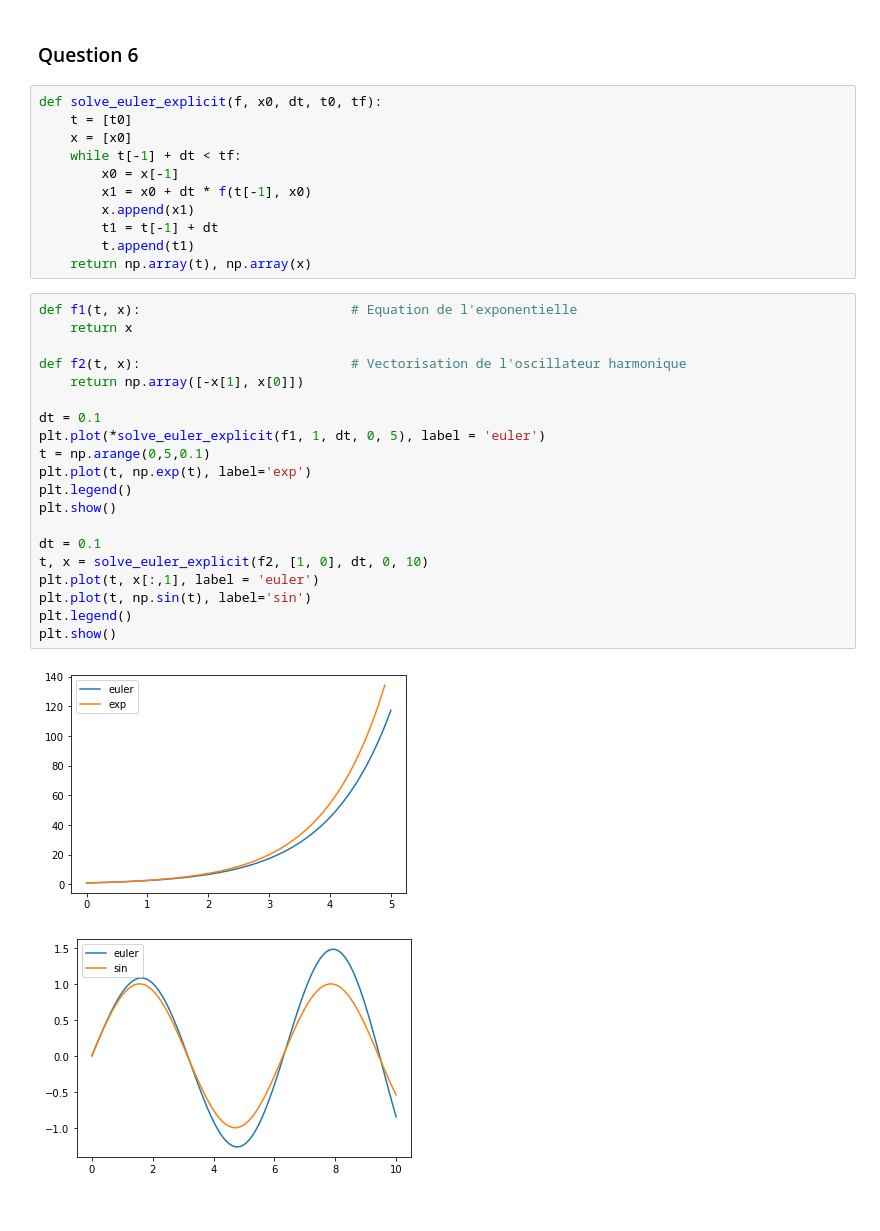
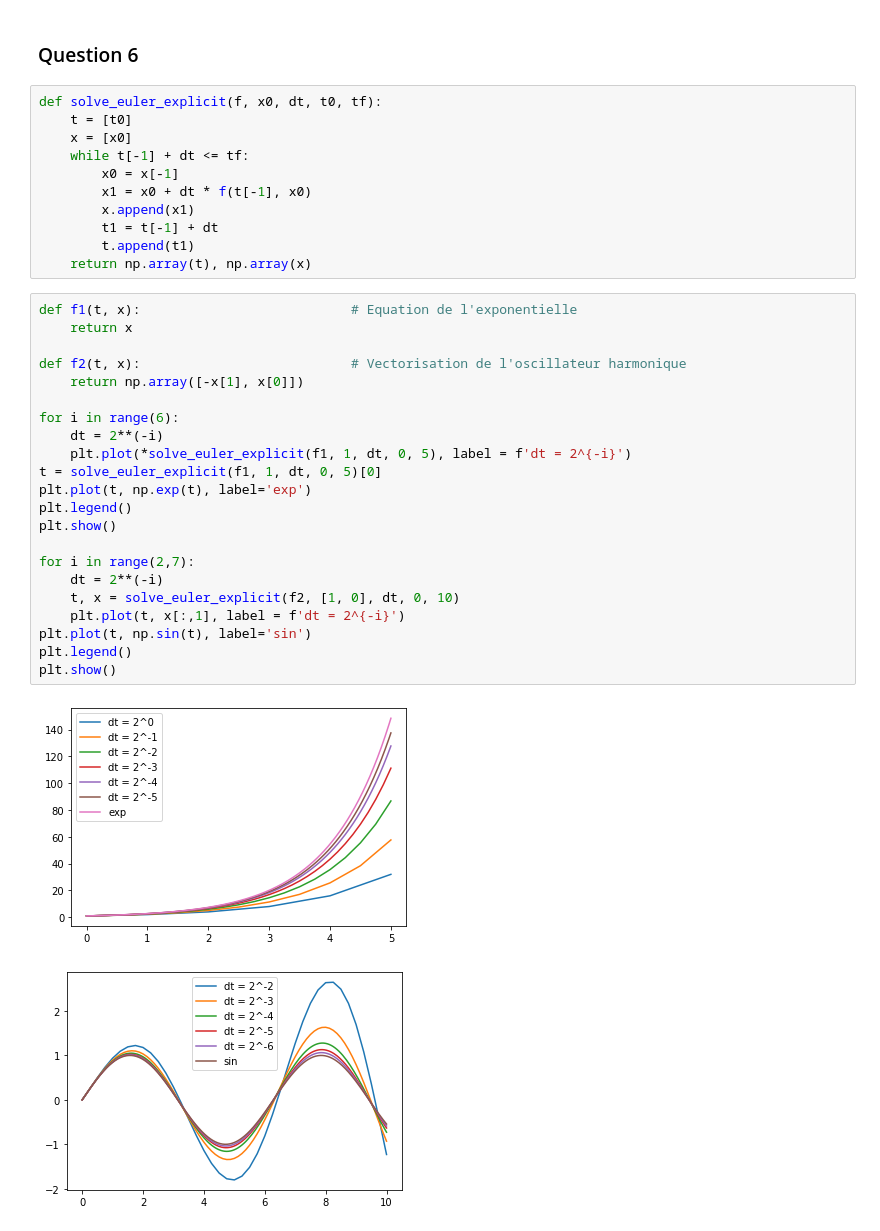
Before and after one commit to mroyerdevericourt/projetMI2, a Jupyter notebook: Rendu.ipynb, the cells around one changed output. Drawn from its saved outputs; the diff is of its cells as text.

```diff
--- a/Rendu.ipynb
+++ b/Rendu.ipynb
@@ -62,7 +62,7 @@ plt.show()
 def solve_euler_explicit(f, x0, dt, t0, tf):
     t = [t0]
     x = [x0]
-    while t[-1] + dt < tf:
+    while t[-1] + dt <= tf:
         x0 = x[-1]
         x1 = x0 + dt * f(t[-1], x0)
         x.append(x1)
@@ -72,23 +72,25 @@ def solve_euler_explicit(f, x0, dt, t0, tf):
 # %%
 def f1(t, x):                           # Equation de l'exponentielle
     return x
 
 def f2(t, x):                           # Vectorisation de l'oscillateur harmonique
     return np.array([-x[1], x[0]])
 
-dt = 0.1
-plt.plot(*solve_euler_explicit(f1, 1, dt, 0, 5), label = 'euler')
-t = np.arange(0,5,0.1)
+for i in range(6):
+    dt = 2**(-i)
+    plt.plot(*solve_euler_explicit(f1, 1, dt, 0, 5), label = f'dt = 2^{-i}')
+t = solve_euler_explicit(f1, 1, dt, 0, 5)[0]
 plt.plot(t, np.exp(t), label='exp')
 plt.legend()
 plt.show()
 
-dt = 0.1
-t, x = solve_euler_explicit(f2, [1, 0], dt, 0, 10)
-plt.plot(t, x[:,1], label = 'euler')
+for i in range(2,7):
+    dt = 2**(-i)
+    t, x = solve_euler_explicit(f2, [1, 0], dt, 0, 10)
+    plt.plot(t, x[:,1], label = f'dt = 2^{-i}')
 plt.plot(t, np.sin(t), label='sin')
 plt.legend()
 plt.show()
 # %% [output]
-[figure, old version]
+[figure, new version]
-[figure, old version]
+[figure, new version]
```
